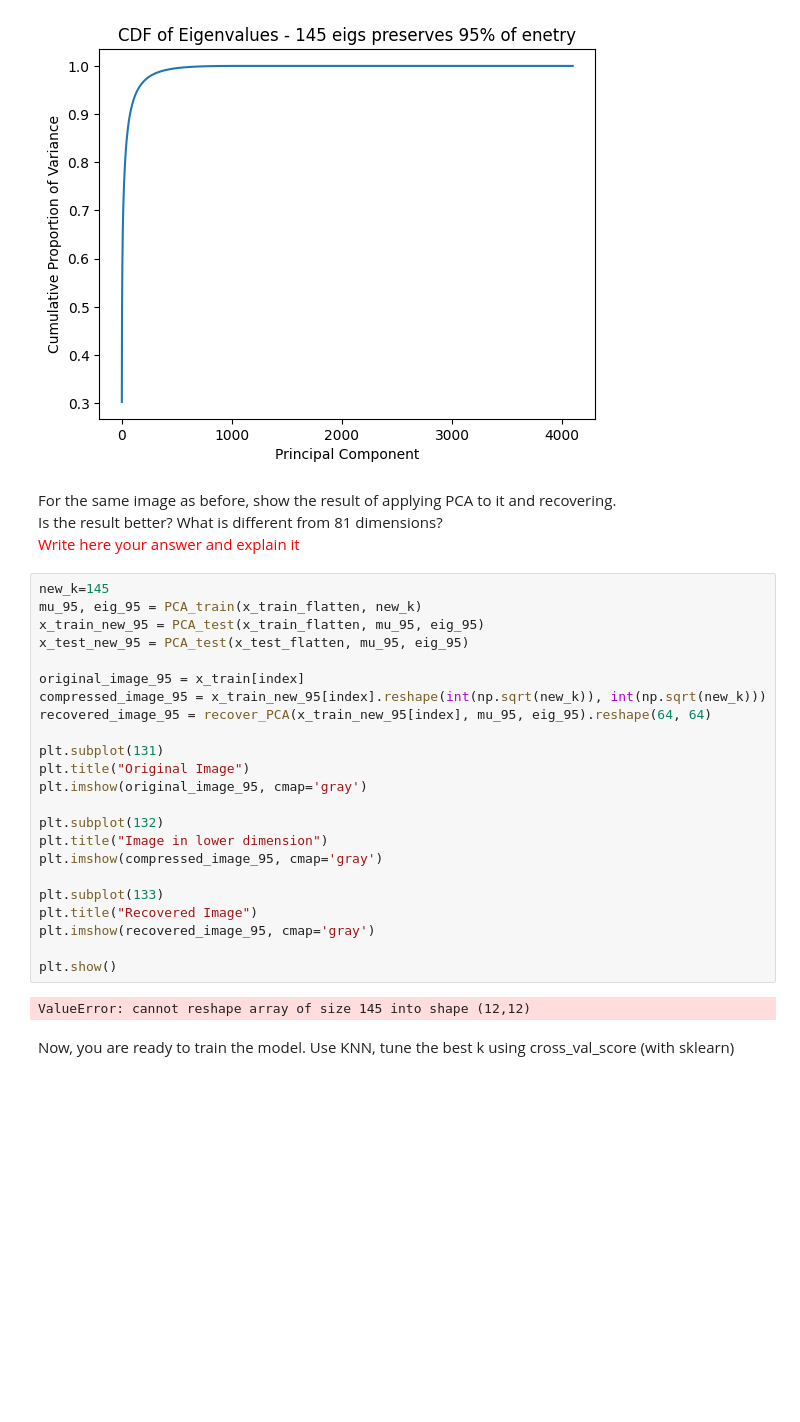
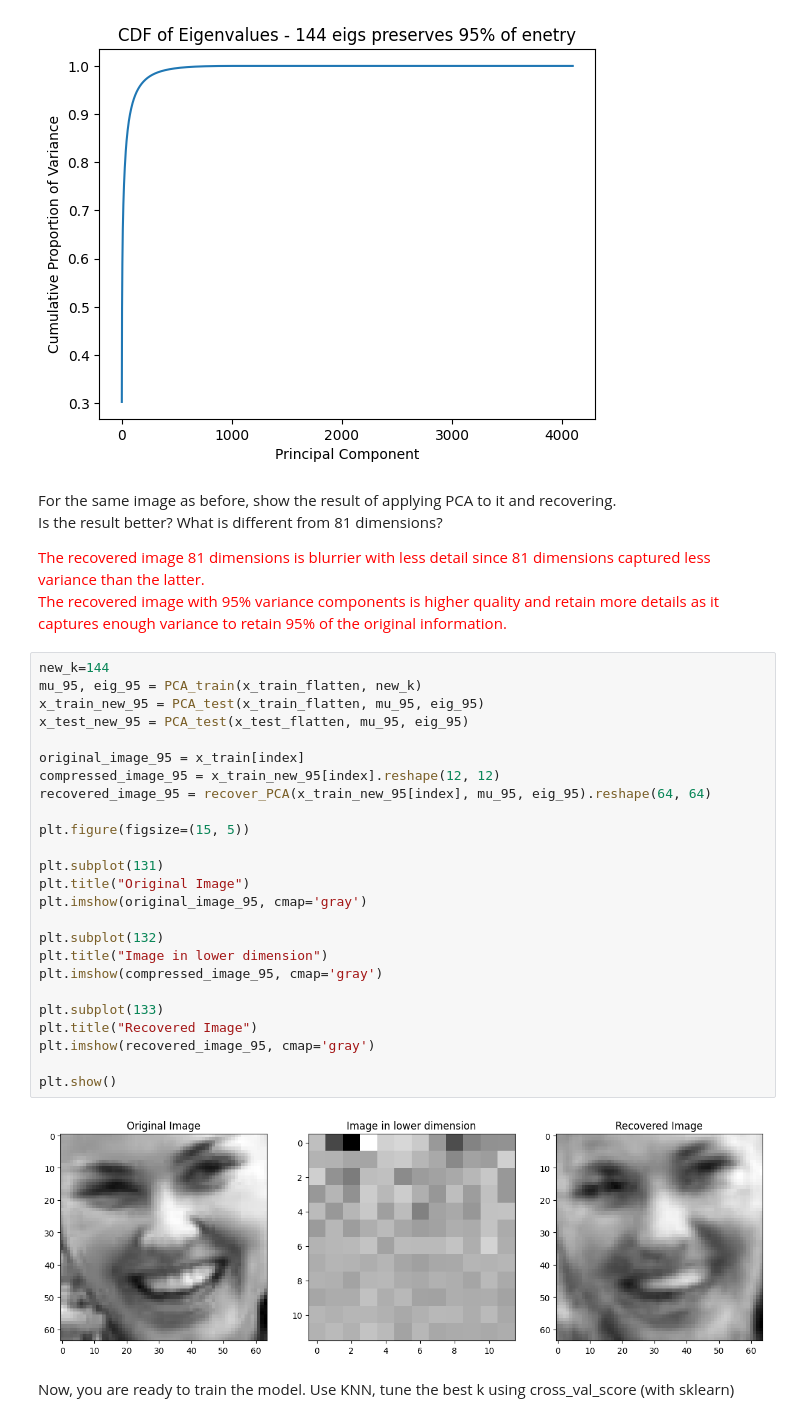
Before and after one commit to samihwar/machine_learning, a Jupyter notebook: HW4_sol.ipynb, the cells around one changed output. Drawn from its saved outputs; the diff is of its cells as text; blank space fills up the shorter version.

```diff
--- a/HW4_sol.ipynb
+++ b/HW4_sol.ipynb
@@ -620,32 +620,36 @@ EIG_CDF(eigenvalues)
 # %% [markdown]
 For the same image as before, show the result of applying PCA to it and recovering.<br/>
 Is the result better? What is different from 81 dimensions? <br/>
-<font color='red'>Write here your answer and explain it</font>
+
+<font color='red'> The recovered image 81 dimensions is blurrier with less detail since 81 dimensions captured less variance than the latter.<br/>
+The recovered image with 95% variance components is higher quality and retain more details as it captures enough variance to retain 95% of the original information.</font>
 # %%
-new_k=145
+new_k=144
 mu_95, eig_95 = PCA_train(x_train_flatten, new_k)
 x_train_new_95 = PCA_test(x_train_flatten, mu_95, eig_95)
 x_test_new_95 = PCA_test(x_test_flatten, mu_95, eig_95)
 
 original_image_95 = x_train[index]
-compressed_image_95 = x_train_new_95[index].reshape(int(np.sqrt(new_k)), int(np.sqrt(new_k)))
+compressed_image_95 = x_train_new_95[index].reshape(12, 12)
 recovered_image_95 = recover_PCA(x_train_new_95[index], mu_95, eig_95).reshape(64, 64)
+
+plt.figure(figsize=(15, 5))
 
 plt.subplot(131)
 plt.title("Original Image")
 plt.imshow(original_image_95, cmap='gray')
 
 plt.subplot(132)
 plt.title("Image in lower dimension")
 plt.imshow(compressed_image_95, cmap='gray')
 
 plt.subplot(133)
 plt.title("Recovered Image")
 plt.imshow(recovered_image_95, cmap='gray')
 
 plt.show()
 # %% [output]
-ValueError: cannot reshape array of size 145 into shape (12,12)
+[figure, added]
 # %% [markdown]
 Now, you are ready to train the model. Use KNN, tune the best k using cross_val_score (with sklearn)
 # %%
```
Also changed, not shown: parts of 10 cells of this notebook.
